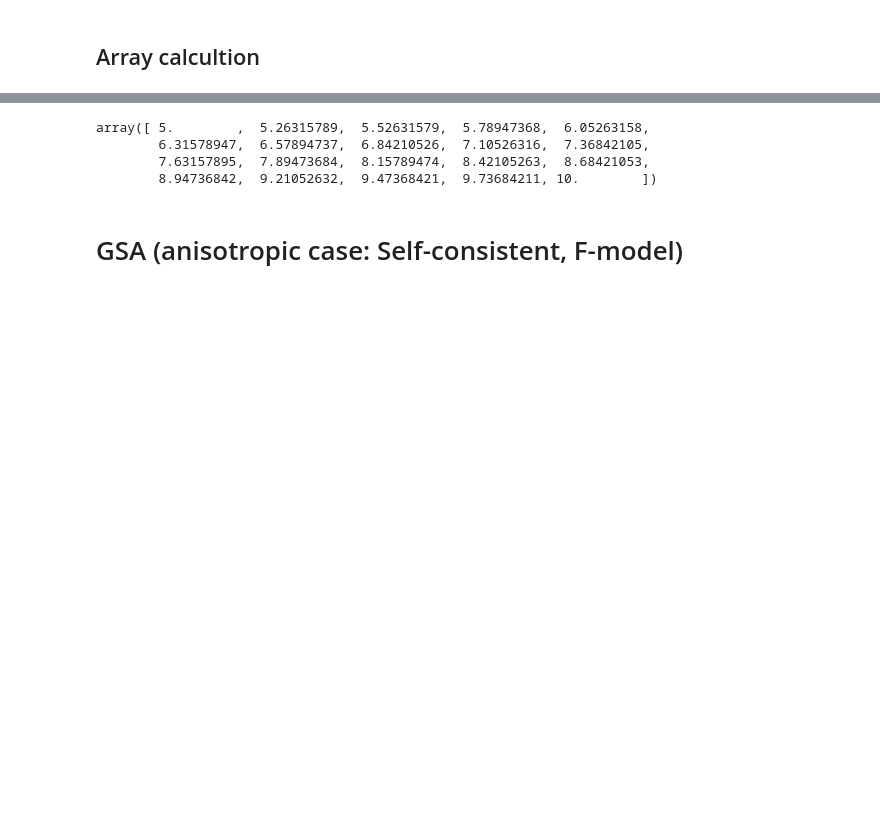
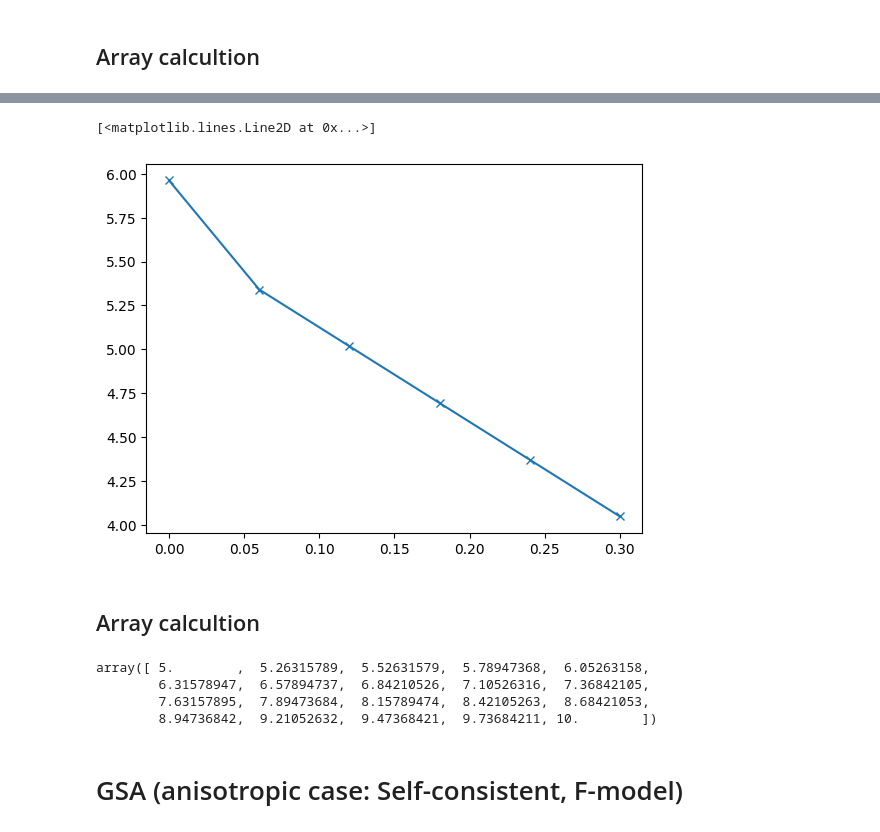
Before and after one commit to MariiaKalinina/RPM, a Jupyter notebook: RPM_FRAMEWORK.ipynb, the cells around one changed output, grey strips where cells are left out. Drawn from its saved outputs; the diff is of its cells as text; code cells hidden in the pictures; blank space fills up the shorter version.

```diff
--- a/RPM_FRAMEWORK.ipynb
+++ b/RPM_FRAMEWORK.ipynb
@@ -1000,16 +765,0 @@ Successful calculations:
-# %%
-# Vary thermal conductivity of quartz
-quartz_cond = np.linspace(5, 10, 20)
-results = analyzer.calculate_variable_parameter(
-    target_component='Quartz',
-    parameter='Thermal Conductivity',
-    values=quartz_cond
-)
-
-# Vary aspect ratio of cracks
-crack_ar = np.logspace(-3, 0, 20)
-results = analyzer.calculate_variable_parameter(
-    target_component='Cracks',
-    parameter='Aspect Ratio',
-    values=crack_ar
-)
@@ -1016,3 +1042,10 @@ results = analyzer.calculate_variable_parameter(
+# %%
+plt.plot(results_df[['variation_value']], results_df[['Final TC']], marker='x')
+# %% [output]
+[<matplotlib.lines.Line2D at 0x...>]
+[figure, added]
+# %% [markdown]
+## Array calcultion
 # %%
 quartz_cond
 # %% [output]
```
Also changed, not shown: parts of 8 cells of this notebook.
